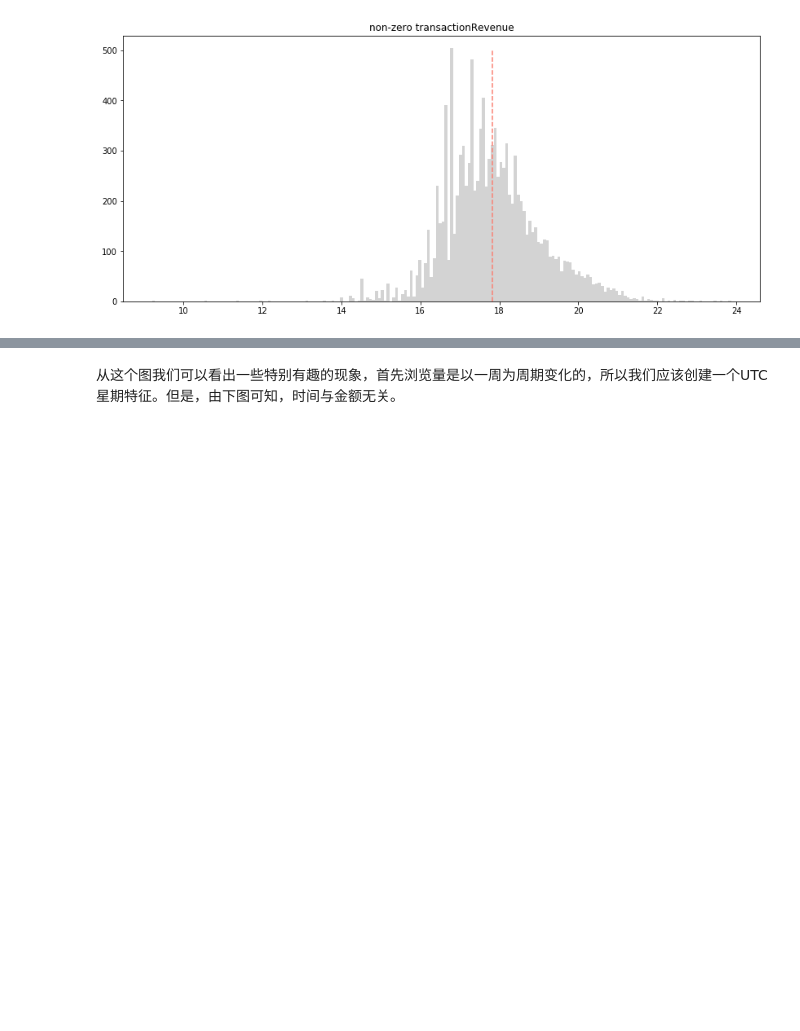
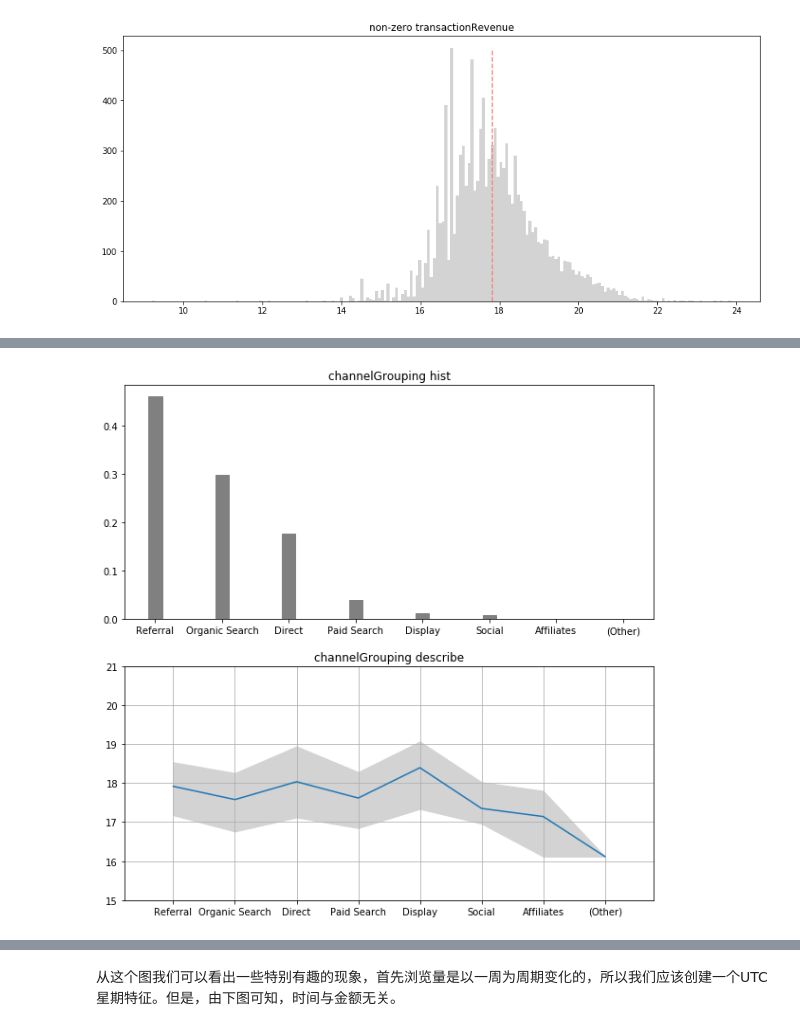
Before and after one commit to chamhoo/kaggle-R, a Jupyter notebook: DEAnotnull.ipynb, the cells around one changed output, grey strips where cells are left out. Drawn from its saved outputs; the diff is of its cells as text; code cells hidden in the pictures; blank space fills up the shorter version.

```diff
--- a/DEAnotnull.ipynb
+++ b/DEAnotnull.ipynb
@@ -57,5 +38,7 @@ train.head(3)
 # %%
 train['totals_transactionRevenue'] = train.totals_transactionRevenue.astype('float')
+train['target'] = np.log1p(train.totals_transactionRevenue+1)
+train['real'] = train.totals_transactionRevenue/(10**6)
 # %%
 def plotRevence():
     nozero = sum(idx)
@@ -74,5 +57,3 @@ def plotRevence():
 plotRevence()
 # %% [output]
 [figure]
-# %%
-train['target'] = np.log1p(train.totals_transactionRevenue.fillna(0,inplace=False))
@@ -130 +64,41 @@ train.groupby('channelGrouping').describe().target
+# %%
+def plotclass(features,df=train,top=False,size=[10,10],score='target'):
+    feature = []
+    featurelist = ['count','mean','std','min','25%','50%','75%','max']
+    for i in featurelist:
+        if top == False:
+            feature.append(df.groupby(features).describe()[score].sort_values('count',ascending=False)[0:][i])
+        else:
+            feature.append(df.groupby(features).describe()[score].sort_values('count',ascending=False)[0:top][i])
+    shape = feature[0].shape[0]
+
+    plt.figure(figsize=size)
+    plt.subplot(2,1,1)
+    plt.bar(np.arange(shape),
+            feature[0].values/df.shape[0],
+            width=np.ones(shape)*0.2,
+            facecolor='gray',
+            edgecolor='gray',
+            tick_label=feature[0].index.values.astype('str'))
+    plt.title(f'{features} hist')
+
+    plt.subplot(2,1,2)
+    plt.bar(np.arange(shape),
+            np.zeros(shape),
+            tick_label=feature[0].index.values)
+    plt.plot(np.arange(shape),
+             feature[1].values)
+    plt.fill_between(np.arange(shape),
+                     feature[4].values,
+                     feature[6].values,
+                     color='lightgray')
+    plt.grid()
+    plt.title(f'{features} describe')
+    plt.ylim([15,21])
+    plt.show()
+    return None
+
+plotclass('channelGrouping')
+# %% [output]
+[figure, added]
 # %% [markdown]
```
Also changed, not shown: parts of 86 cells of this notebook, 1 other file.
